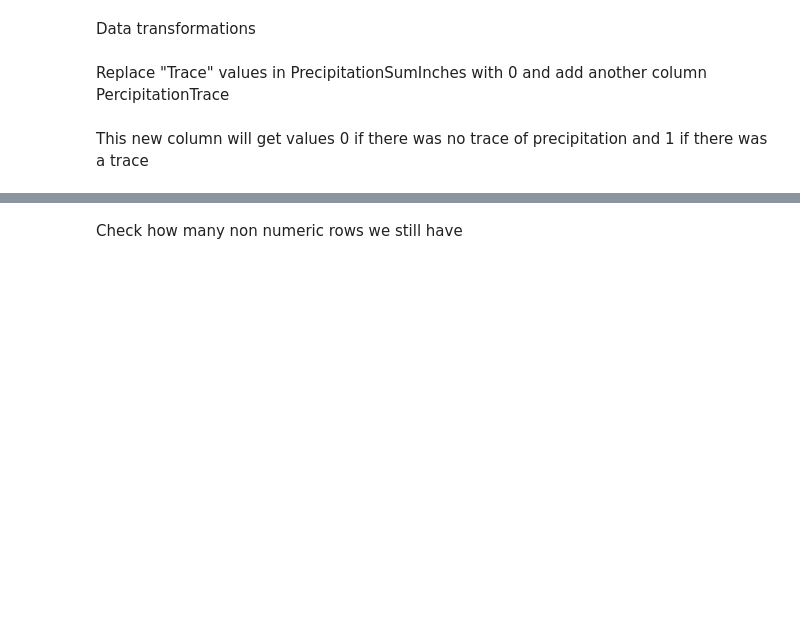
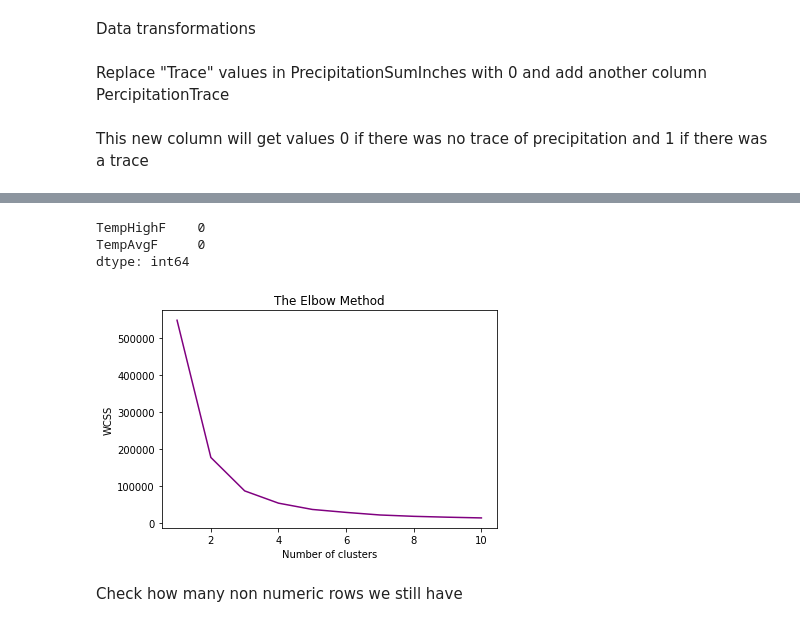
Before and after one commit to Muluemeb/My-Assignment, a Jupyter notebook: Untitled39.ipynb, the cells around one changed output, grey strips where cells are left out. Drawn from its saved outputs; the diff is of its cells as text; code cells hidden in the pictures; blank space fills up the shorter version.

```diff
--- a/Untitled39.ipynb
+++ b/Untitled39.ipynb
@@ -167,3 +243,32 @@ See the caveats in the documentation: https://pandas.pydata.org/pandas-docs/stab
+# %%
+weather = df[['TempHighF', 'TempAvgF']]
+# %%
+weather.columns = ['TempHighF', 'TempAvgF']
+# %%
+weather_ref = weather.dropna(how='any', axis=0)
+# %%
+weather_ref.isnull().sum()
+# %% [output]
+TempHighF    0
+TempAvgF     0
+dtype: int64
+# %%
+X = weather_ref.iloc[:, [0, 1]].values
+#X_dataframe = pd.DataFrame(X)
+# %%
+from sklearn.cluster import KMeans
+wcss = []
+for i in range(1, 11):
+    kmeans = KMeans(n_clusters = i, init = 'k-means++', random_state = 42)
+    kmeans.fit(X)
+    wcss.append(kmeans.inertia_)
+plt.plot(range(1, 11), wcss , color = 'purple')
+plt.title('The Elbow Method')
+plt.xlabel('Number of clusters')
+plt.ylabel('WCSS')
+plt.show()
+# %% [output]
+[figure, added]
 # %% [markdown]
 Check how many non numeric rows we still have
 # %%
```
Also changed, not shown: parts of 21 cells of this notebook.
